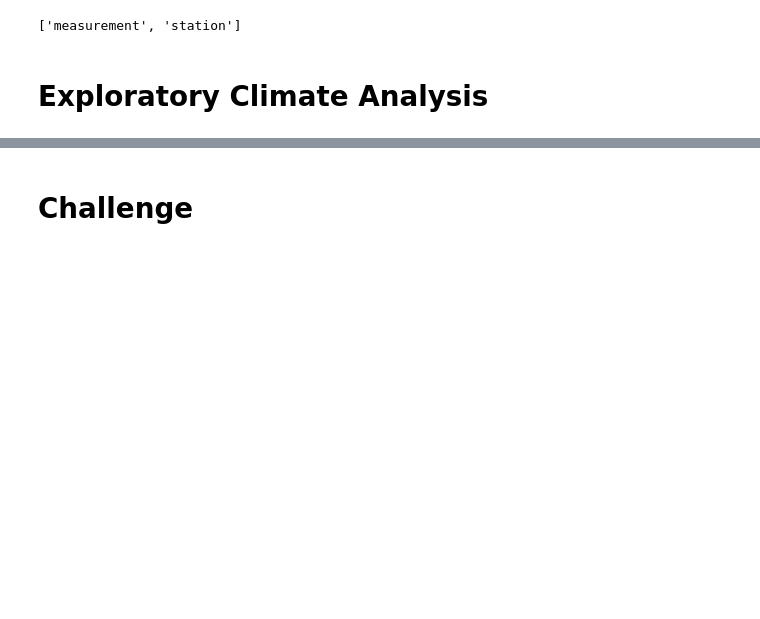
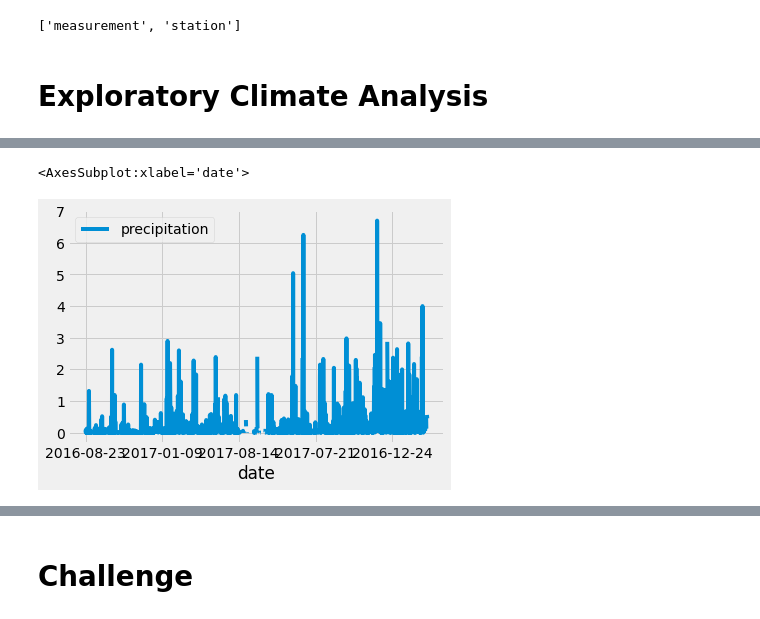
Before and after one commit to sdieckert/surfs_up, a Jupyter notebook: climate_analysis.ipynb, the cells around one changed output, grey strips where cells are left out. Cells and saved outputs as stored; diff of their text form; code cells hidden in the pictures; blank space fills up the shorter version.

```diff
--- a/climate_analysis.ipynb
+++ b/climate_analysis.ipynb
@@ -52,0 +40,33 @@ session = Session(engine)
+# %%
+# Design a query to retrieve the last 12 months of precipitation data and plot the results.
+#Starting from the last data point in the database.
+prev_year=dt.date(2017, 8, 23)
+# Calculate the date one year from the last date in data set.
+prev_year = dt.date(2017, 8, 23) - dt.timedelta(days=365)
+# Perform a query to retrieve the data and precipitation scores
+#One last thing: we'll add a function that
+#extracts all of the results from our query and put them in a list.
+#To do this, add .all() to the end of our existing query.
+results = []
+results = session.query(Measurement.date, Measurement.prcp).filter(Measurement.date >= prev_year).all()
+#print(results)
+# Save the query results as a Pandas DataFrame and set the index to the date column
+#In order to save our results as a DataFrame,
+#we need to provide our results variable as one parameter and specify the column names as our second parameter.
+df=pd.DataFrame(results, columns=['date', 'precipitation'])
+#df
+#By setting inplace=True, we're saying that we do not want to create a new DataFrame with the modified specifications.
+#If we set it to "False," then we would create a new DataFrame.
+df.set_index(df['date'], inplace=True)
+#df
+# because we are using the date as the index, the DataFrame has two date columns, which is confusing.
+#So we'll print the DataFrame without the index so we can see just the date and precipitation.
+#print(df)
+#For this task, we'll need to use a slightly different print statement. First we'll convert the DataFrame to strings,
+#and then we'll set our index to "False." This will allow us to print the DataFrame without the index.
+##print(df.to_string(index=False))
+# Sort the dataframe by date
+##df = df.sort_index()
+#Print the sorted list without the index
+print(df.to_string(index=False))
+# Use Pandas Plotting with Matplotlib to plot the data
@@ -53 +91,7 @@ session = Session(engine)
+# %%
+# Use Pandas Plotting with Matplotlib to plot the data
+df.plot()
+# %% [output]
+<AxesSubplot:xlabel='date'>
+[figure, added]
 # %%
```
Also changed, not shown: parts of 3 cells of this notebook.
